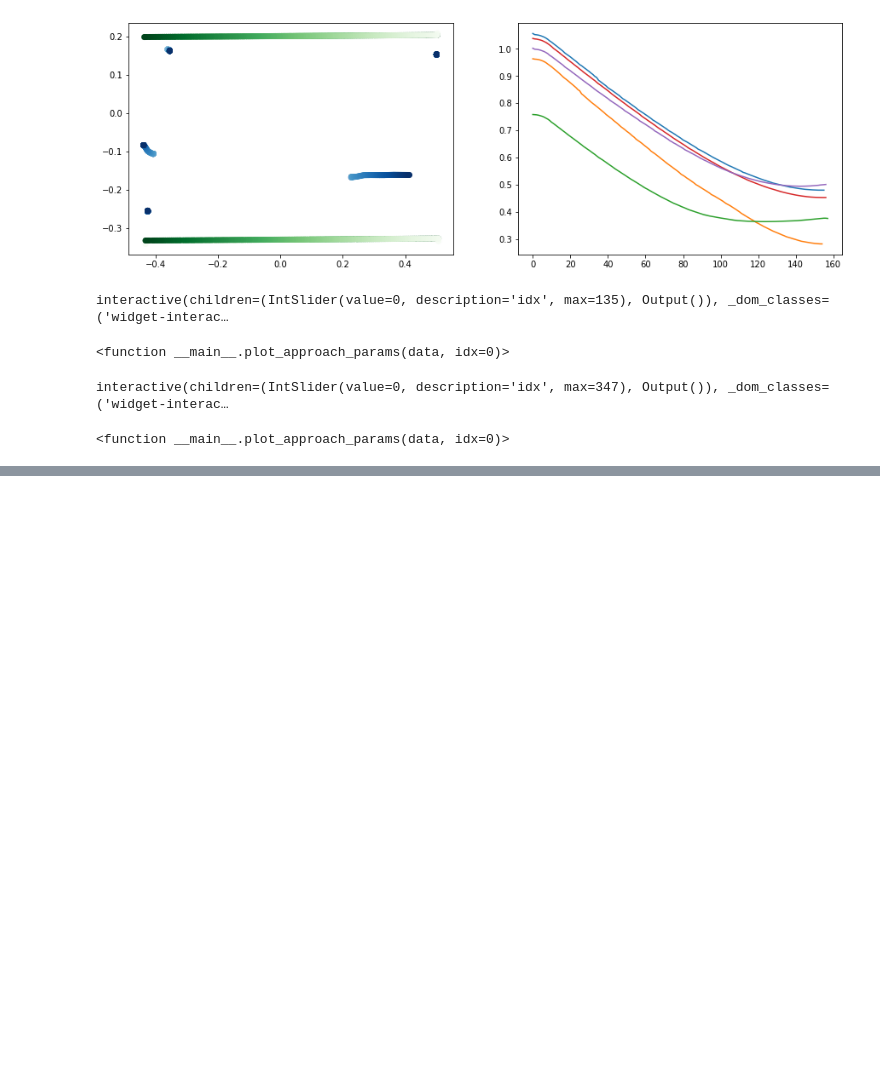
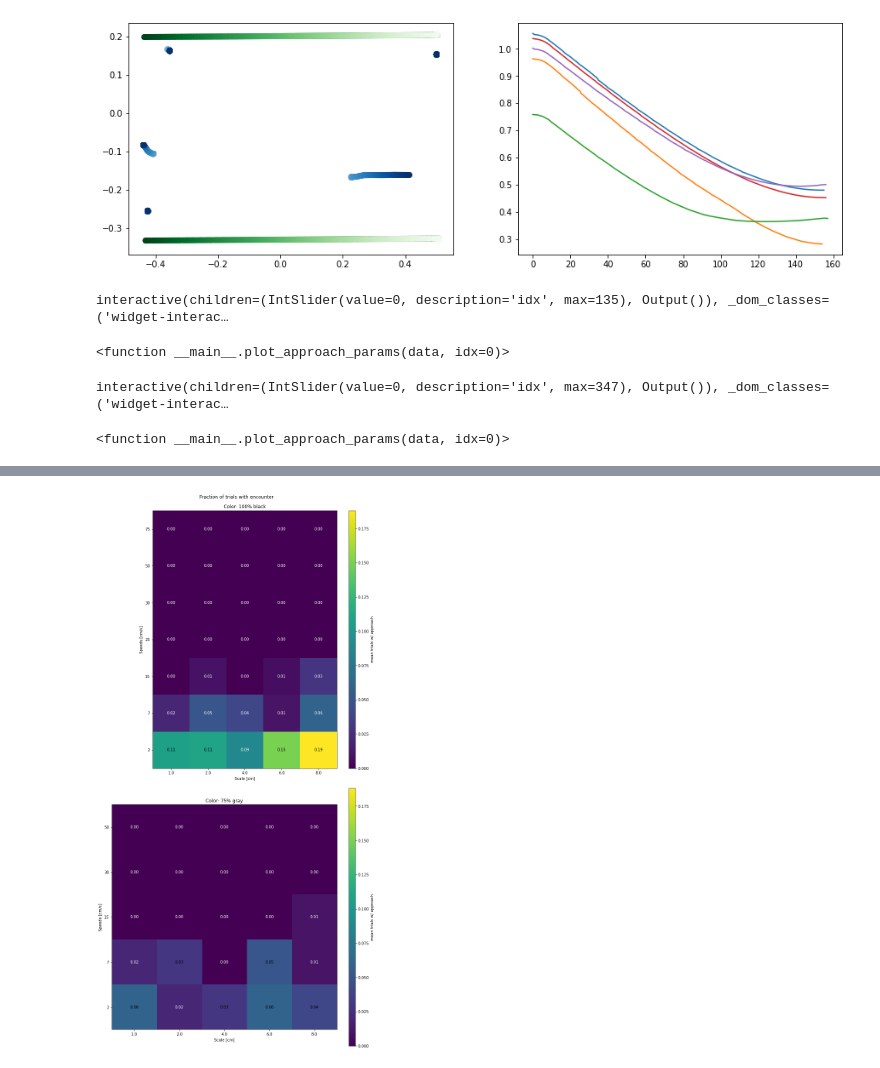
Before and after one commit to drguggiana/prey_capture, a Jupyter notebook: snakemake_scripts/notebooks/Vis_VScreens.ipynb, the cells around one changed output, grey strips where cells are left out. Saved outputs shown, nothing was run; the diff lists cells and outputs as text; code cells hidden in the pictures; blank space fills up the shorter version.

```diff
--- a/snakemake_scripts/notebooks/Vis_VScreens.ipynb
+++ b/snakemake_scripts/notebooks/Vis_VScreens.ipynb
@@ -419,7 +399,7 @@ def get_count_mean_sem(df: pd.DataFrame, grouping_params: list, target_param: st
 def get_percentage_trials(df: pd.DataFrame, grouping_params: list, target_param: str) -> pd.DataFrame:
     new_col_name = 'percent_{}'.format(target_param)
 
-    grouped = df.groupby(['date', 'experiment', *grouping_params])[target_param]
+    grouped = df.groupby(['date', *grouping_params])[target_param]
 
     percent = 100 * grouped.sum() / grouped.count()
     percent = percent.reset_index()
@@ -584,6 +560,7 @@ def annotate_heatmap(im, data=None, valfmt="{x:.2f}",
         data = im.get_array()
 
     # Normalize the threshold to the images color range.
+
     if threshold is not None:
         threshold = im.norm(threshold)
     else:
@@ -610,14 +587,16 @@ def annotate_heatmap(im, data=None, valfmt="{x:.2f}",
 
     return texts
 
-def plot_heatmap(values, xlabels, ylabels, ax=None):
+def plot_heatmap(values, xlabels, ylabels, ax=None, **kwargs):
 
     if ax is None:
         fig, ax = plt.subplots()
 
-    im = ax.imshow(values, cmap='viridis')
-    texts = annotate_heatmap(im, valfmt="{x:.1f}")
+    cmap_min = kwargs.get('cmap_min', 0)
+    cmap_max = kwargs.get('cmap_max', np.max(values))
 
+    im = ax.imshow(values, cmap='viridis', vmin=cmap_min, vmax=cmap_max)
+    _ = annotate_heatmap(im, valfmt="{x:.2f}")
 
     ax.set_xticks(np.arange(len(xlabels)))
     ax.set_xticklabels(xlabels)
@@ -655,4 +649,0 @@ num_approach, num_mean, num_sem = get_count_mean_sem(trial_encounters, ['target_
-# %%
-%matplotlib inline
-fig, ax = plot_approach_heatmaps_by_contrast(num_mean.T, 'num encounters')
-plt.suptitle('Fraction of trials with encounter')
@@ -682,0 +650,17 @@ for date, d in a.unstack().groupby(['date']):
+# %%
+%matplotlib inline
+percent_approach, percent_mean, percent_sem = get_percentage_trials(trial_encounters, ['target_color', 'speed', 'scale'], 'has_encounter')
+num_approach, num_mean, num_sem = get_count_mean_sem(trial_encounters, ['target_color', 'speed', 'scale'], 'has_encounter')
+
+fig, axes, ims, _ = plot_approach_heatmaps_by_contrast(percent_mean.T/100)
+
+cbar_im = ims[0]
+for ax in axes:
+    fig.colorbar(cbar_im, ax=ax, label='mean trials w/ approach', fraction=0.04, pad=0.04)
+
+plt.suptitle('Fraction of trials with encounter')
+
+save_path = os.path.join(paths.figures_path, '_'.join([save_name, 'heatmap_frac_approach']))
+plt.savefig(save_path)
+# %% [output]
+[figure, added]
```
Also changed, not shown: parts of 20 cells of this notebook.
